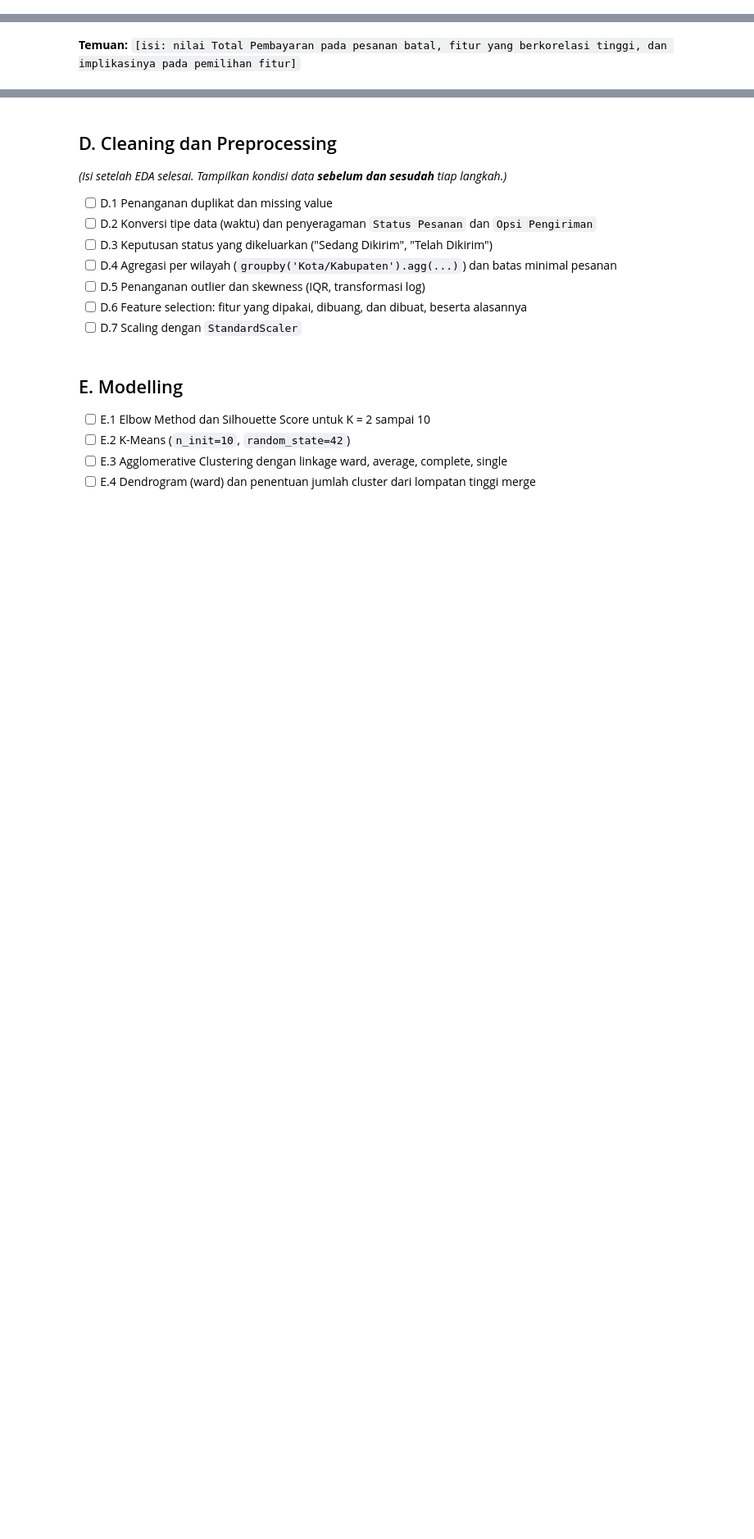
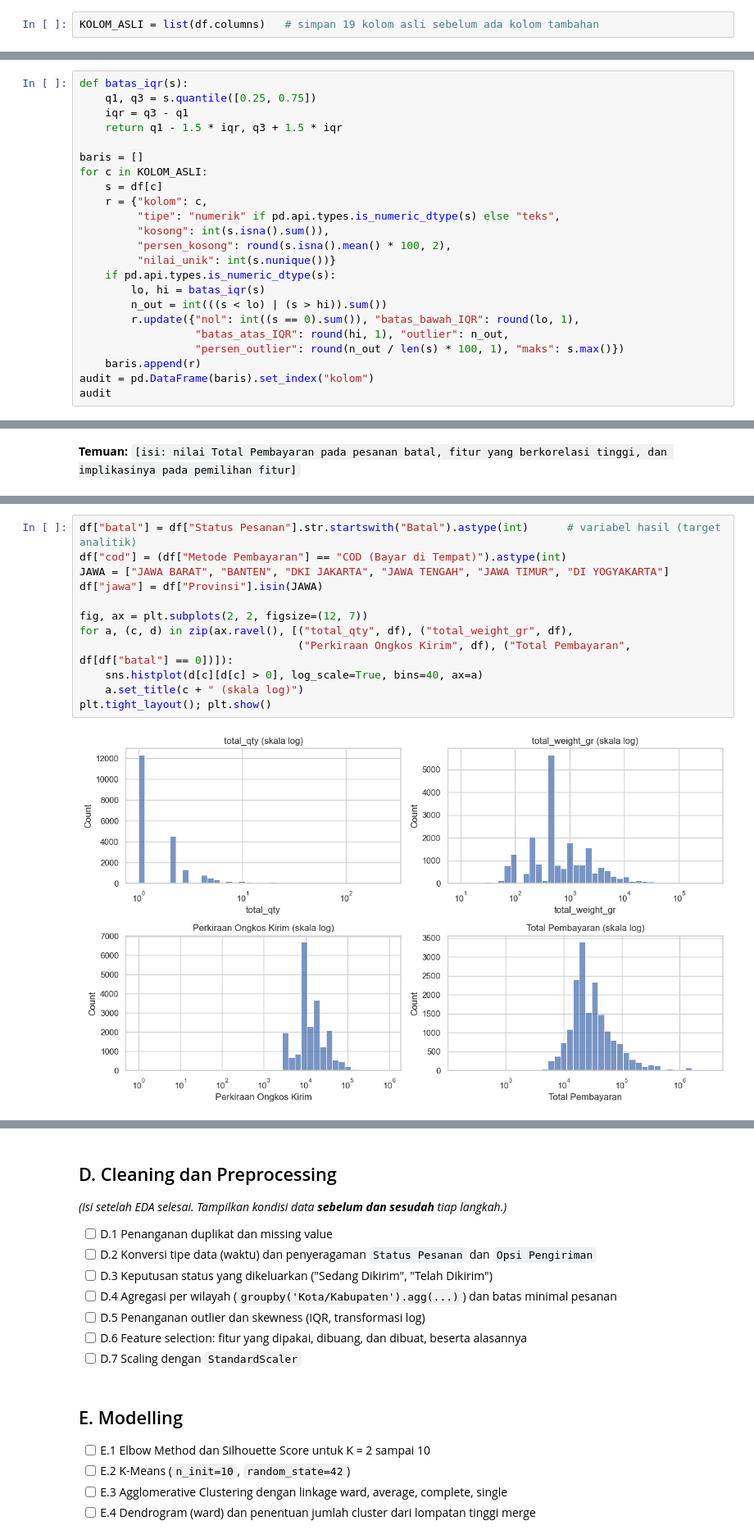
Before and after one commit to anubluskrin/PROJECT-DS, a Jupyter notebook: notebook_proyek_akhir.ipynb, the cells around one changed output, grey strips where cells are left out. Shown at 82% size. Cells and saved outputs as stored; diff of their text form; blank space fills up the shorter version.

```diff
--- a/notebook_proyek_akhir.ipynb
+++ b/notebook_proyek_akhir.ipynb
@@ -176,4 +176,6 @@ Data columns (total 19 columns):
  18  source_file                         20848 non-null  object
 dtypes: int64(9), object(10)
 memory usage: 3.0+ MB
+# %%
+KOLOM_ASLI = list(df.columns)   # simpan 19 kolom asli sebelum ada kolom tambahan
 # %% [markdown]
@@ -248,0 +321,23 @@ order_id duplikat: 0
+# %%
+def batas_iqr(s):
+    q1, q3 = s.quantile([0.25, 0.75])
+    iqr = q3 - q1
+    return q1 - 1.5 * iqr, q3 + 1.5 * iqr
+
+baris = []
+for c in KOLOM_ASLI:
+    s = df[c]
+    r = {"kolom": c,
+         "tipe": "numerik" if pd.api.types.is_numeric_dtype(s) else "teks",
+         "kosong": int(s.isna().sum()),
+         "persen_kosong": round(s.isna().mean() * 100, 2),
+         "nilai_unik": int(s.nunique())}
+    if pd.api.types.is_numeric_dtype(s):
+        lo, hi = batas_iqr(s)
+        n_out = int(((s < lo) | (s > hi)).sum())
+        r.update({"nol": int((s == 0).sum()), "batas_bawah_IQR": round(lo, 1),
+                  "batas_atas_IQR": round(hi, 1), "outlier": n_out,
+                  "persen_outlier": round(n_out / len(s) * 100, 1), "maks": s.max()})
+    baris.append(r)
+audit = pd.DataFrame(baris).set_index("kolom")
+audit
@@ -405,0 +558,14 @@ plt.tight_layout(); plt.show()
+# %%
+df["batal"] = df["Status Pesanan"].str.startswith("Batal").astype(int)      # variabel hasil (target analitik)
+df["cod"] = (df["Metode Pembayaran"] == "COD (Bayar di Tempat)").astype(int)
+JAWA = ["JAWA BARAT", "BANTEN", "DKI JAKARTA", "JAWA TENGAH", "JAWA TIMUR", "DI YOGYAKARTA"]
+df["jawa"] = df["Provinsi"].isin(JAWA)
+
+fig, ax = plt.subplots(2, 2, figsize=(12, 7))
+for a, (c, d) in zip(ax.ravel(), [("total_qty", df), ("total_weight_gr", df),
+                                  ("Perkiraan Ongkos Kirim", df), ("Total Pembayaran", df[df["batal"] == 0])]):
+    sns.histplot(d[c][d[c] > 0], log_scale=True, bins=40, ax=a)
+    a.set_title(c + " (skala log)")
+plt.tight_layout(); plt.show()
+# %% [output]
+[figure, added]
```
Also changed, not shown: parts of 17 cells of this notebook.
